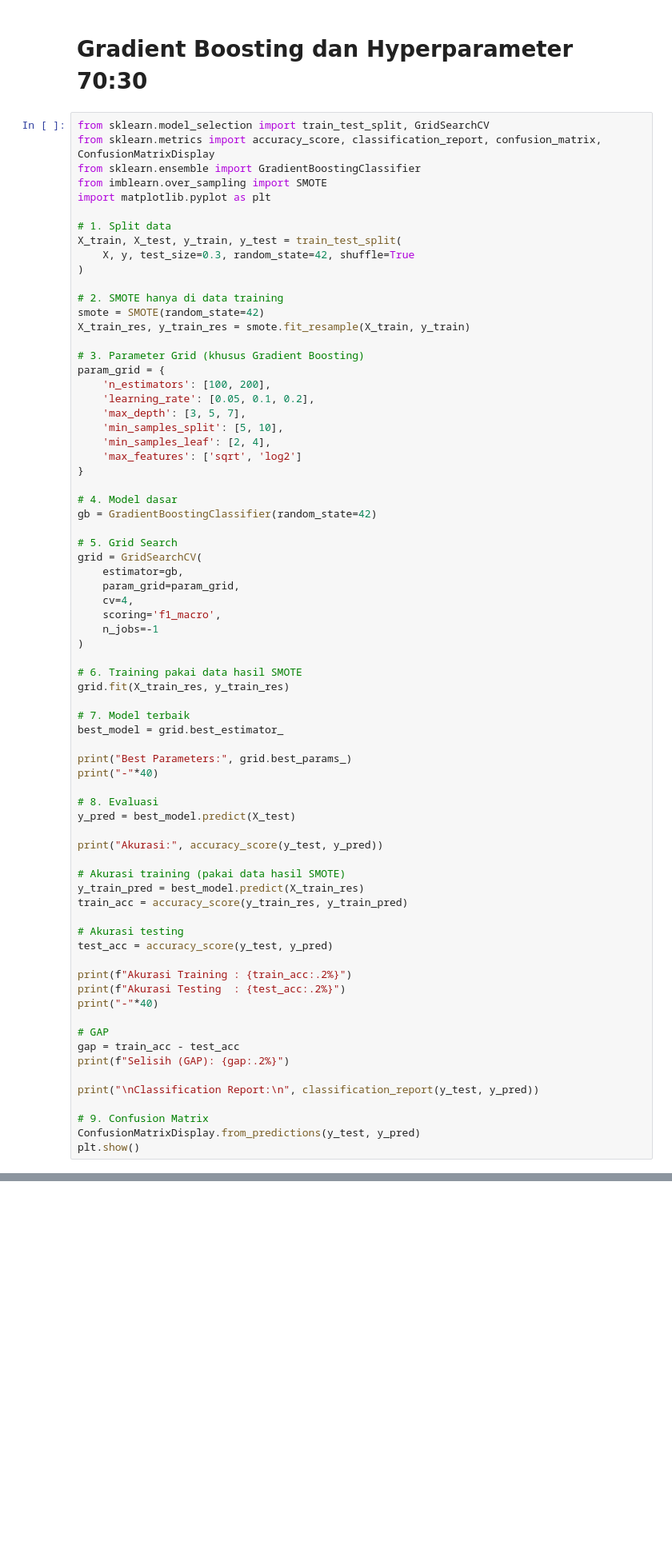
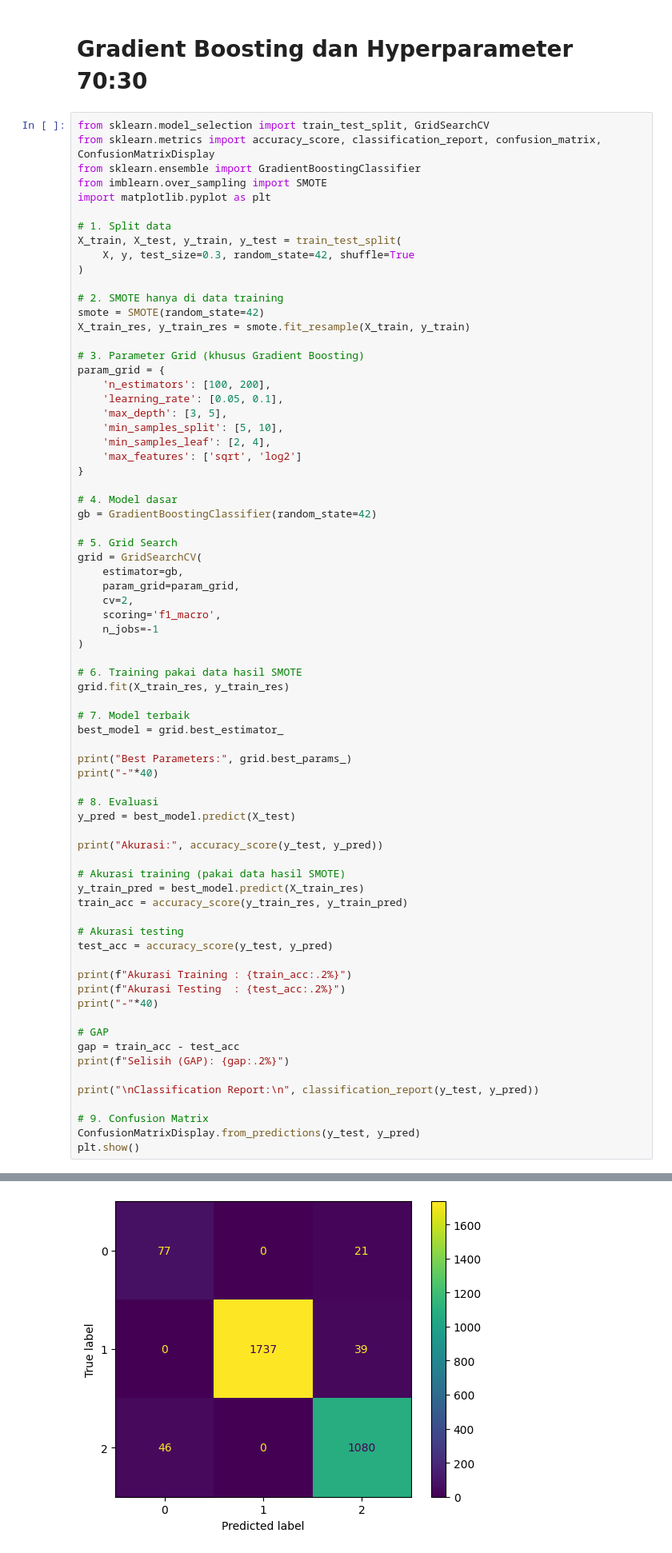
Before and after one commit to streturn/machine_learning, a Jupyter notebook: Logistic,_Random_Forest,_dan_Gradient_Boosting_.ipynb, the cells around one changed output, grey strips where cells are left out. Shown at 80% size. Cells and saved outputs as stored; diff of their text form; blank space fills up the shorter version.

```diff
--- a/Logistic,_Random_Forest,_dan_Gradient_Boosting_.ipynb
+++ b/Logistic,_Random_Forest,_dan_Gradient_Boosting_.ipynb
@@ -811,8 +831,8 @@ X_train_res, y_train_res = smote.fit_resample(X_train, y_train)
 # 3. Parameter Grid (khusus Gradient Boosting)
 param_grid = {
     'n_estimators': [100, 200],
-    'learning_rate': [0.05, 0.1, 0.2],
-    'max_depth': [3, 5, 7],
+    'learning_rate': [0.05, 0.1],
+    'max_depth': [3, 5],
     'min_samples_split': [5, 10],
     'min_samples_leaf': [2, 4],
     'max_features': ['sqrt', 'log2']
@@ -825,7 +845,7 @@ gb = GradientBoostingClassifier(random_state=42)
 grid = GridSearchCV(
     estimator=gb,
     param_grid=param_grid,
-    cv=4,
+    cv=2,
     scoring='f1_macro',
     n_jobs=-1
 )
@@ -868,0 +906 @@ ModuleNotFoundError: No module named 'sklearn'
+[figure, added]
```
Also changed, not shown: parts of 15 cells of this notebook.
